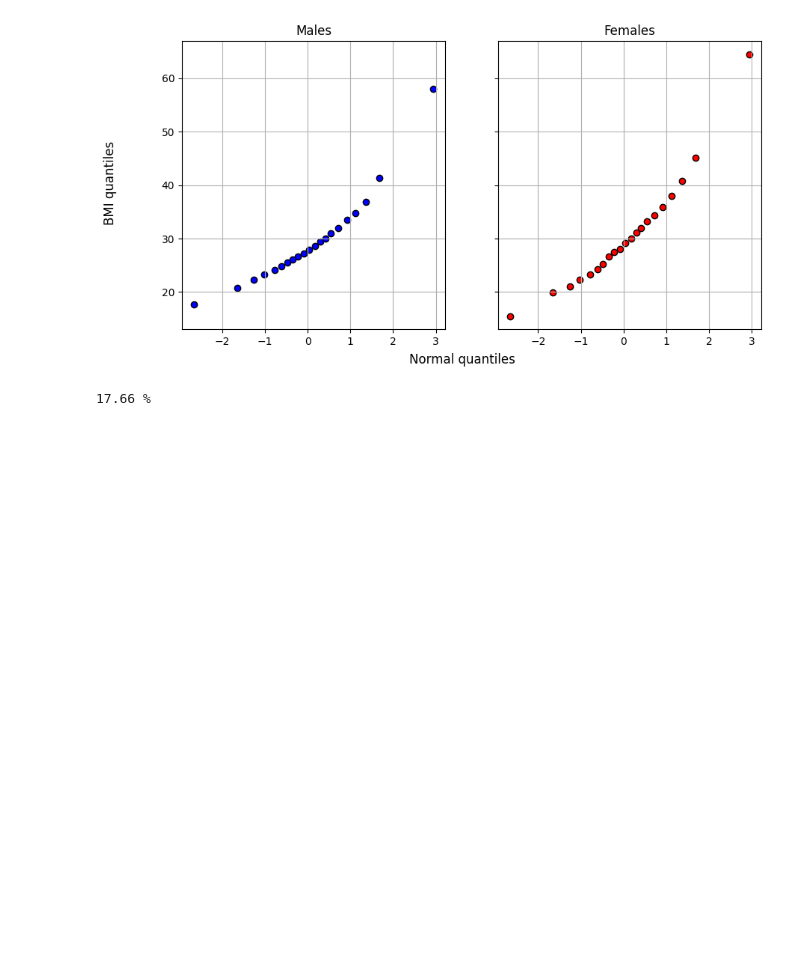
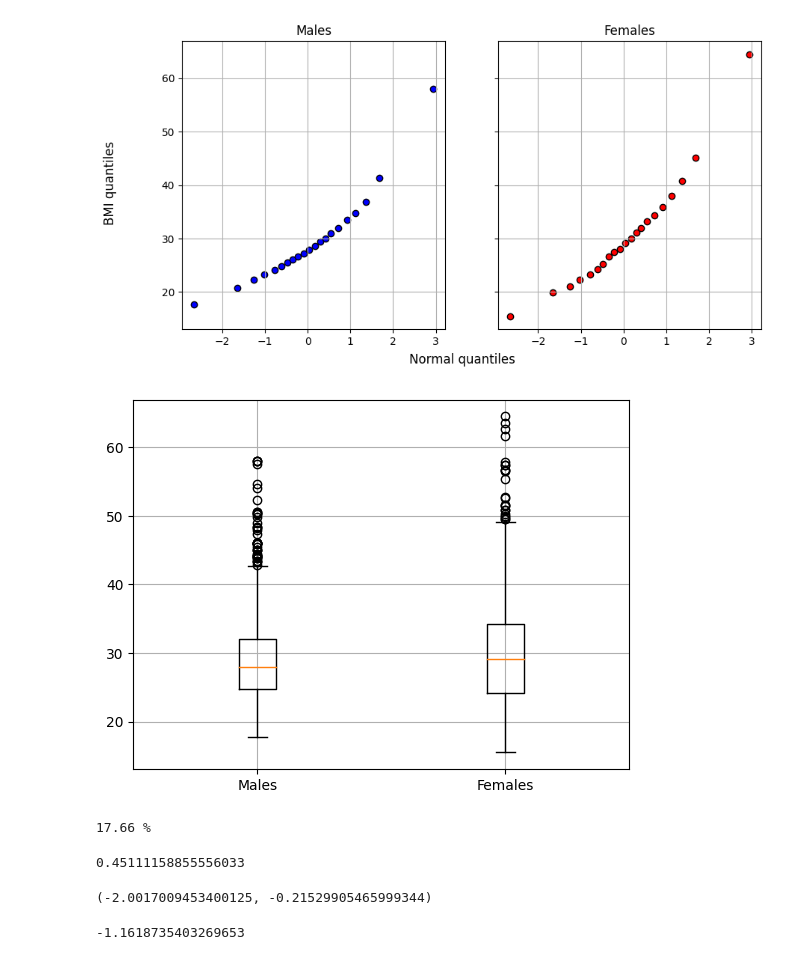
Before and after one commit to anoban/Inferential-Statistical-Analysis-with-Python, a Jupyter notebook: anoban/Estimating the Difference in Population Means with Confidence.ipynb, the cells around one changed output. Cells and saved outputs as stored; diff of their text form; code cells hidden in the pictures; blank space fills up the shorter version.

```diff
--- a/anoban/Estimating the Difference in Population Means with Confidence.ipynb
+++ b/anoban/Estimating the Difference in Population Means with Confidence.ipynb
@@ -276,5 +283,11 @@ plt.show()
 # i.e when the same set of quantiles from our sample and a normal distribution are plotted against one another, the plot will form a straight line.
 # The lines above are a little saggy in the middle but
 # Otherwise they are quite straight-ish.
+# %%
+plt.boxplot([males, females], labels = ["Males", "Females"])
+plt.grid()
+plt.show()
+# %% [output]
+[figure, added]
 # %%
 # Since our samples are large enough (we sampled 1000 elements from a population of 5662)
@@ -283,4 +297,13 @@ print(f"{males.size / nhanes.shape[0] * 100:.2f} %")
 # %% [output]
 17.66 %
 # %%
+# Unpooled approach:
 # t value @ 95% confidence interval, at (smallest sample size - 1) degrees of freedom is.
+
+# This t start value is an approximation at best.
+tstar_unpooled = 1.98
+
+stderr_unpooled = (males.std() / np.sqrt(males.size)) + (females.std() / np.sqrt(females.size))
+stderr_unpooled
+# %% [output]
+0.45111158855556033
@@ -286,0 +312,9 @@ print(f"{males.size / nhanes.shape[0] * 100:.2f} %")
+# %%
+unpooled_cint = best_est - moerr_unpooled, best_est + moerr_unpooled
+unpooled_cint
+# %% [output]
+(-2.0017009453400125, -0.21529905465999344)
+# %%
+pop_mean['M'] - pop_mean['F']
+# %% [output]
+-1.1618735403269653
```
Also changed, not shown: parts of 13 cells of this notebook.
